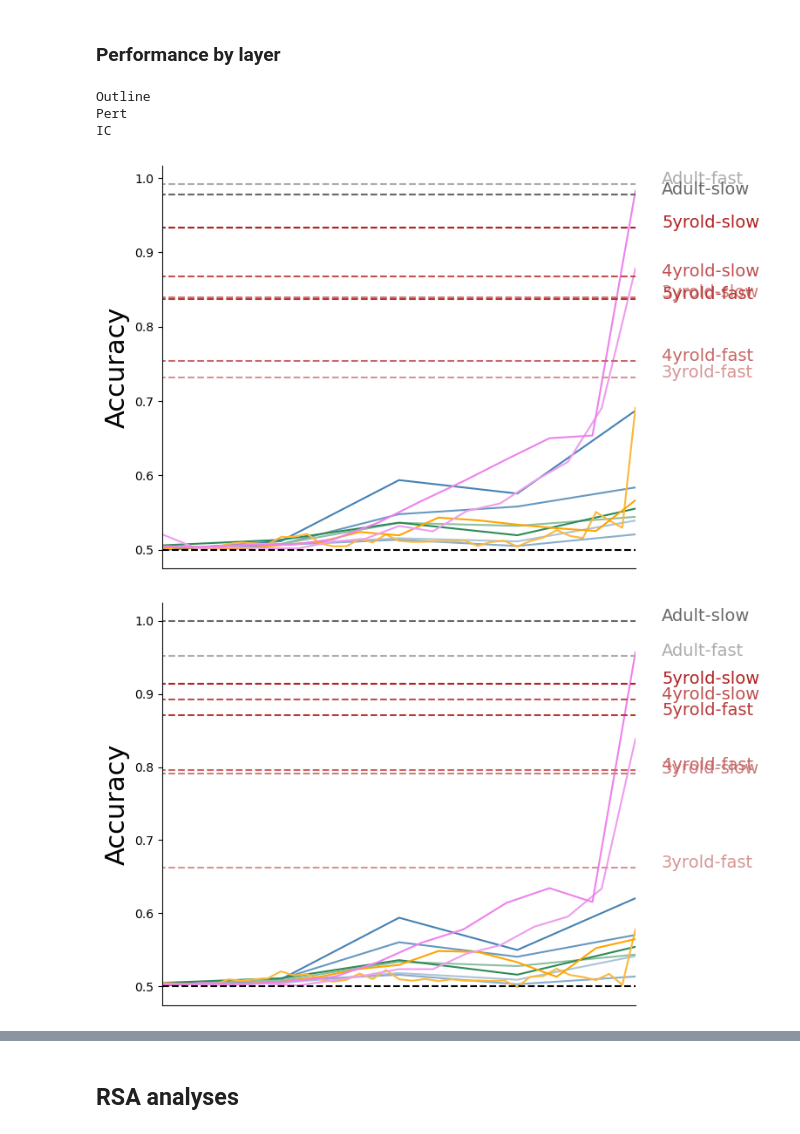
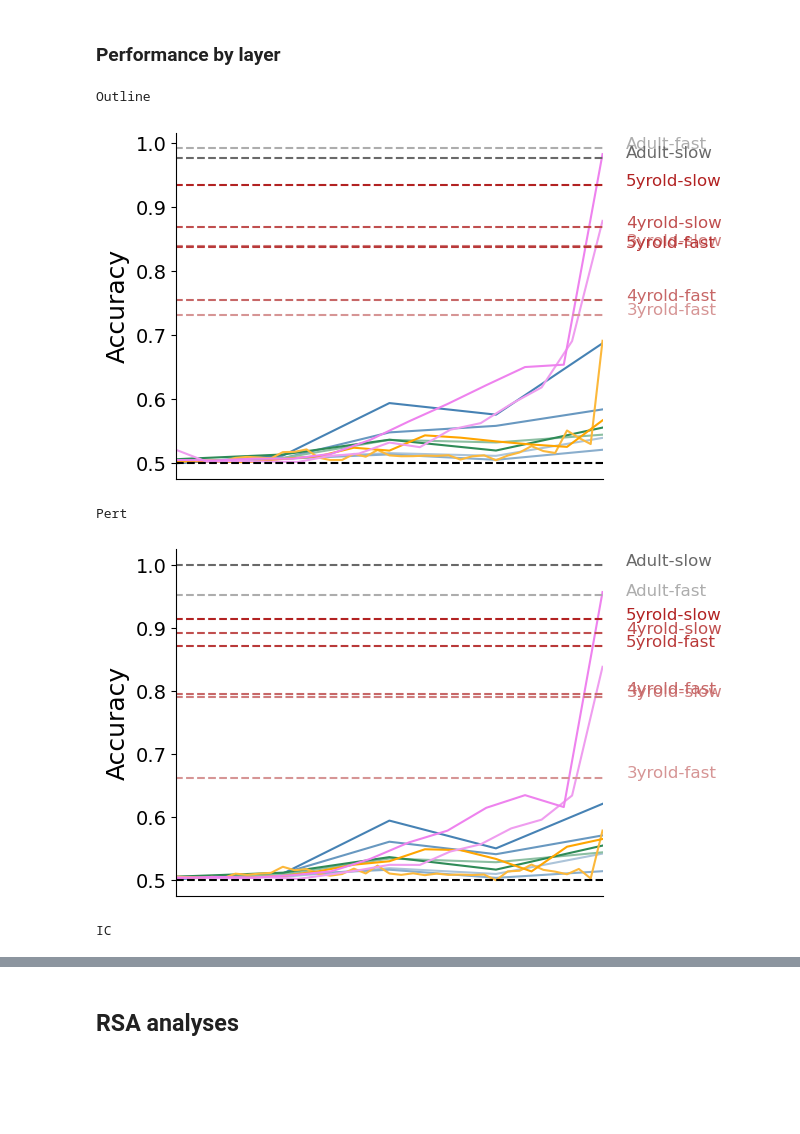
Before and after one commit to vayzenb/kornet, a Jupyter notebook: analyses/model_comparisons.ipynb, the cells around one changed output, grey strips where cells are left out. Cells and saved outputs as stored; diff of their text form; code cells hidden in the pictures; blank space fills up the shorter version.

```diff
--- a/analyses/model_comparisons.ipynb
+++ b/analyses/model_comparisons.ipynb
@@ -390,7 +376,7 @@ model_arch = ['vonenet_ff_ecoset','vonenet_ff_stylized-ecoset','vonenet_r_ecoset
               'SayCam', 'cvcl',
                 'convnext', 'vit','vit_dinov2', 'clip_vit']
                 #'resnet50', 'resnet50_21k','clip_resnet_15m', 'clip_resnet']
-model_colors = model_colors[0] + model_colors[1]
+all_colors = model_colors[0] + model_colors[1]
 
 #model_arch = ['vit_dinov2', 'resnet50_dino','resnet50_imagenet-sketch']
 #model_arch = ['vonenet_ff_ecoset_imagenet_sketch','vonenet_r_ecoset_imagenet_sketch', 'vonenet_ff_ecoset', 'vonenet_r_ecoset']
@@ -447,9 +433,9 @@ for cond in model_conds:
     model_df['model'] = pd.Categorical(model_df['model'], categories = model_arch, ordered = True)
 
     #plot model_df as a function of layer_num
-    fig, ax = plt.subplots(1,1, figsize=(7,6))
+    fig, ax = plt.subplots(1,1, figsize=(5.5,4.5))
 
-    sns.lineplot(data = model_df, x = 'layer_num', y = 'acc', hue = 'model',palette=model_colors)
+    sns.lineplot(data = model_df, x = 'layer_num', y = 'acc', hue = 'model',palette=all_colors)
 
     #add label to the end of each line for each model
     #for i in range(len(model_arch)):
@@ -460,37 +446,43 @@ for cond in model_conds:
         ax.hlines(y=human_data['acc'].values[i], xmin =0, xmax =max_layer,color = human_colors[i], linestyle = '--')
 
 
 
     #put legend outside of plot
     #ax.legend(loc='center left', bbox_to_anchor=(1, 0.5), fontsize = 14)
 
     #remove legend
     ax.legend().remove()
 
     #add labels at the end of each line
     for i in range(len(human_data)):
-        ax.text(max_layer+2, human_data['acc'].values[i], human_data['model'].values[i], color = human_colors[i], fontsize = 14)
+        ax.text(max_layer+2, human_data['acc'].values[i], human_data['model'].values[i], color = human_colors[i], fontsize = 12)
 
     #add dotted black line at .5
     ax.axhline(y=.5, color='black', linestyle='--')
 
 
     #set xlim at 1
     ax.set_xlim([1,max_layer])
 
     #remove x labels and title
+    plt.tick_params(axis='x', which='both', bottom=False, top=False, labelbottom=False)
     ax.set_xlabel('')
-    ax.set_xticks([])
+    plt.tick_params(axis='y', labelsize=14)
 
     #remove right and top borders
     ax.spines['right'].set_visible(False)
     ax.spines['top'].set_visible(False)
 
     #set y label to Accuracy
-    ax.set_ylabel('Accuracy', fontsize = 22)
+    ax.set_ylabel('Accuracy', fontsize = 18)
+
+    #save
+    cond_name = cond_names[model_conds.index(cond)]
+    plt.savefig(f'{fig_dir}/{cond_name}_layerwise{suf}.png', dpi = 300, bbox_inches = 'tight')
+    plt.pause(.001)
 # %% [output]
 Outline
-Pert
-IC
-[figure, old version]
+[figure, new version]
+Pert
-[figure, old version]
+[figure, new version]
+IC
```
Also changed, not shown: parts of 6 cells of this notebook, 15 other files.
